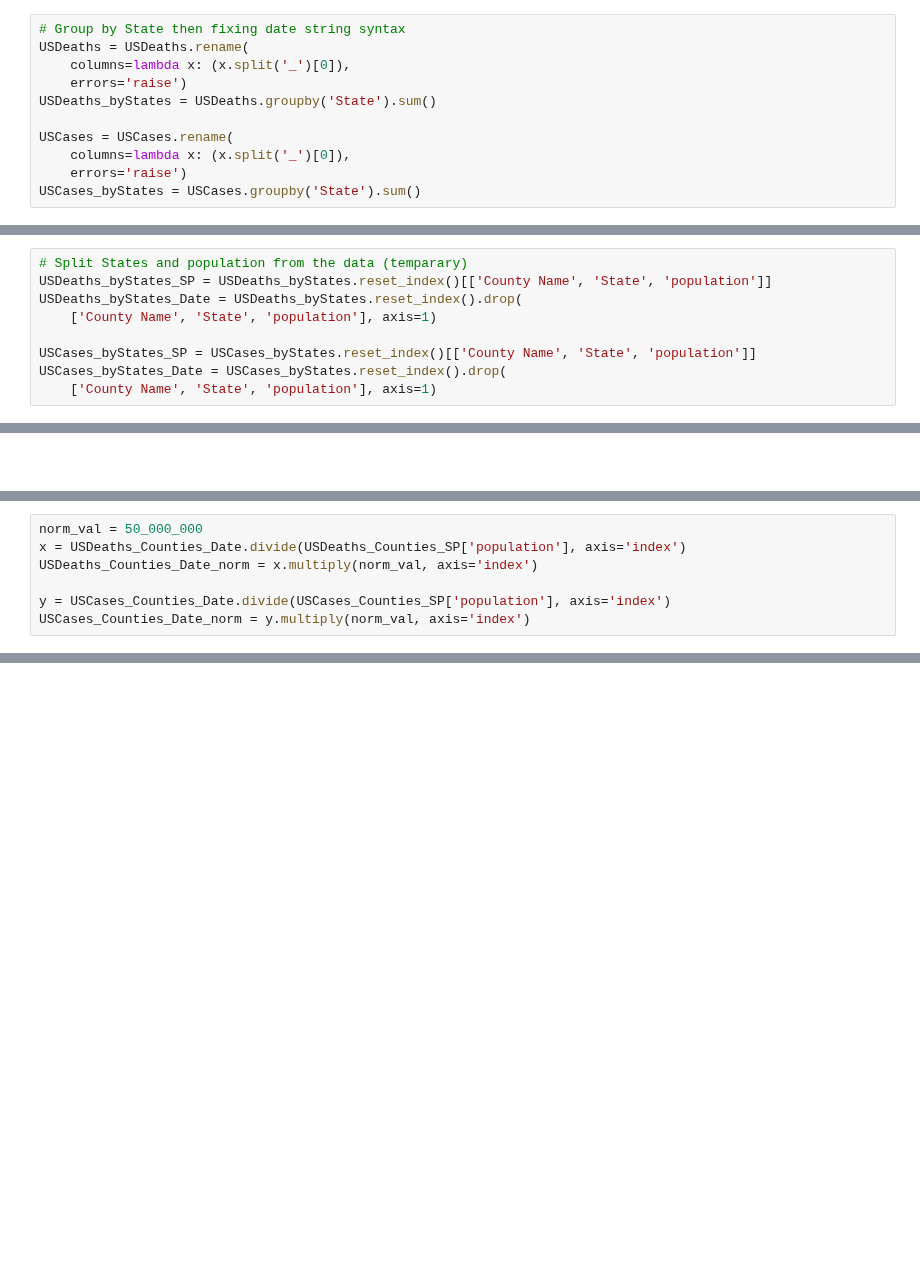
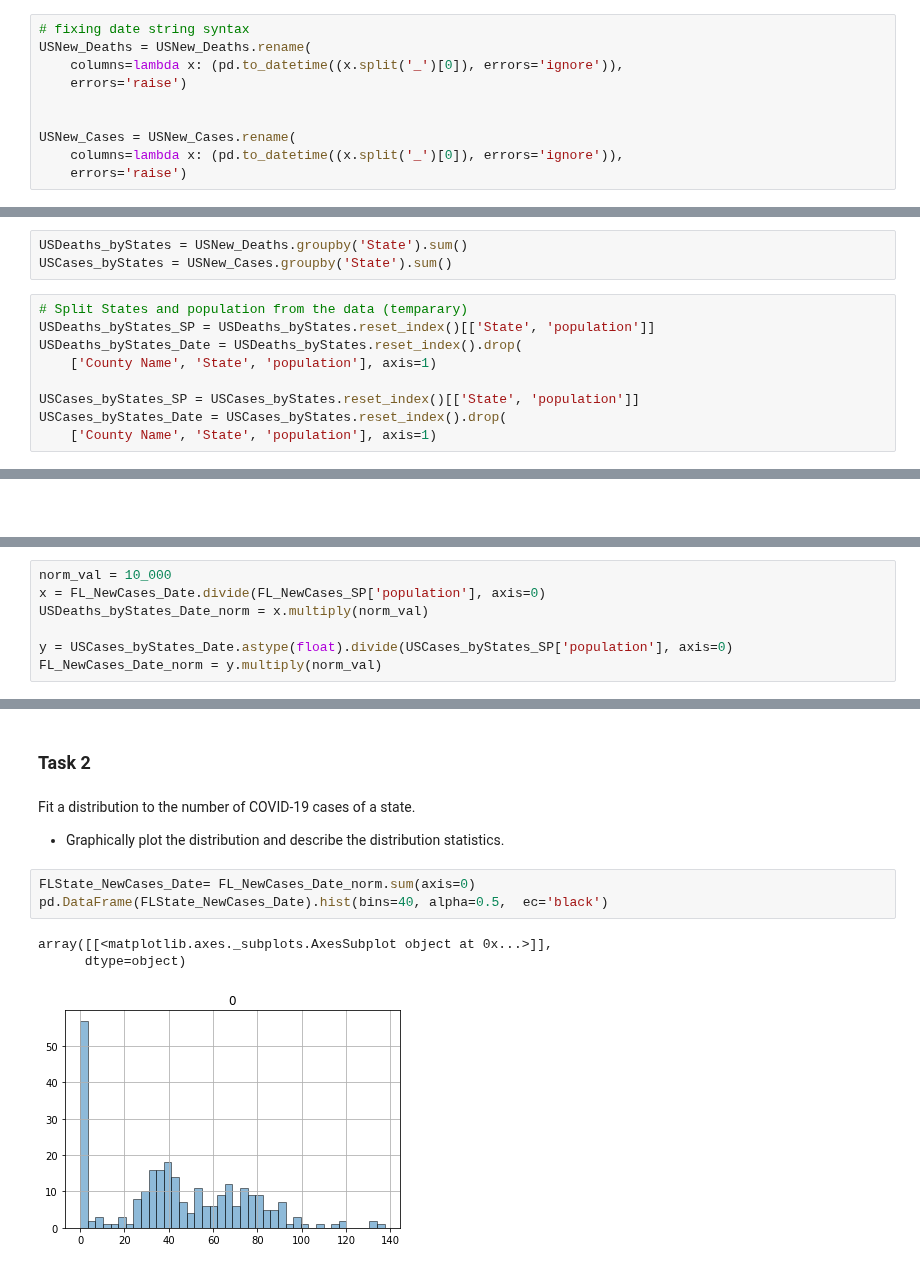
Before and after one commit to HarinB4/Covid-19DataProject, a Jupyter notebook: src/Stage_II/Ali/Stat.ipynb, the cells around one changed output, grey strips where cells are left out. Drawn from its saved outputs; the diff is of its cells as text; blank space fills up the shorter version.

```diff
--- a/src/Stage_II/Ali/Stat.ipynb
+++ b/src/Stage_II/Ali/Stat.ipynb
@@ -44,13 +67,12 @@ USCases.columns = columns_C
 # %% [markdown]
 #### Convert date type from String to datetime Timestamp
 # %%
-# Group by State then fixing date string syntax
-USDeaths = USDeaths.rename(
-    columns=lambda x: (x.split('_')[0]),
+# fixing date string syntax
+USNew_Deaths = USNew_Deaths.rename(
+    columns=lambda x: (pd.to_datetime((x.split('_')[0]), errors='ignore')),
     errors='raise')
-USDeaths_byStates = USDeaths.groupby('State').sum()
 
-USCases = USCases.rename(
-    columns=lambda x: (x.split('_')[0]),
+
+USNew_Cases = USNew_Cases.rename(
+    columns=lambda x: (pd.to_datetime((x.split('_')[0]), errors='ignore')),
     errors='raise')
-USCases_byStates = USCases.groupby('State').sum()
@@ -67,9 +79,12 @@ USDeaths.head()
+# %%
+USDeaths_byStates = USNew_Deaths.groupby('State').sum()
+USCases_byStates = USNew_Cases.groupby('State').sum()
 # %%
 # Split States and population from the data (temparary)
-USDeaths_byStates_SP = USDeaths_byStates.reset_index()[['County Name', 'State', 'population']]
+USDeaths_byStates_SP = USDeaths_byStates.reset_index()[['State', 'population']]
 USDeaths_byStates_Date = USDeaths_byStates.reset_index().drop(
     ['County Name', 'State', 'population'], axis=1)
 
-USCases_byStates_SP = USCases_byStates.reset_index()[['County Name', 'State', 'population']]
+USCases_byStates_SP = USCases_byStates.reset_index()[['State', 'population']]
 USCases_byStates_Date = USCases_byStates.reset_index().drop(
     ['County Name', 'State', 'population'], axis=1)
@@ -212,7 +233,7 @@ Name: population, dtype: object
 # %%
-norm_val = 50_000_000
-x = USDeaths_Counties_Date.divide(USDeaths_Counties_SP['population'], axis='index')
-USDeaths_Counties_Date_norm = x.multiply(norm_val, axis='index')
+norm_val = 10_000
+x = FL_NewCases_Date.divide(FL_NewCases_SP['population'], axis=0)
+USDeaths_byStates_Date_norm = x.multiply(norm_val)
 
-y = USCases_Counties_Date.divide(USCases_Counties_SP['population'], axis='index')
-USCases_Counties_Date_norm = y.multiply(norm_val, axis='index')
+y = USCases_byStates_Date.astype(float).divide(USCases_byStates_SP['population'], axis=0)
+FL_NewCases_Date_norm = y.multiply(norm_val)
@@ -220,0 +312,12 @@ ZeroDivisionError: division by zero
+# %% [markdown]
+### Task 2
+# %% [markdown]
+Fit a distribution to the number of COVID-19 cases of a state.
+- Graphically plot the distribution and describe the distribution statistics.
+# %%
+FLState_NewCases_Date= FL_NewCases_Date_norm.sum(axis=0)
+pd.DataFrame(FLState_NewCases_Date).hist(bins=40, alpha=0.5,  ec='black')
+# %% [output]
+array([[<matplotlib.axes._subplots.AxesSubplot object at 0x...>]],
+      dtype=object)
+[figure, added]
```
Also changed, not shown: parts of 42 cells of this notebook.
